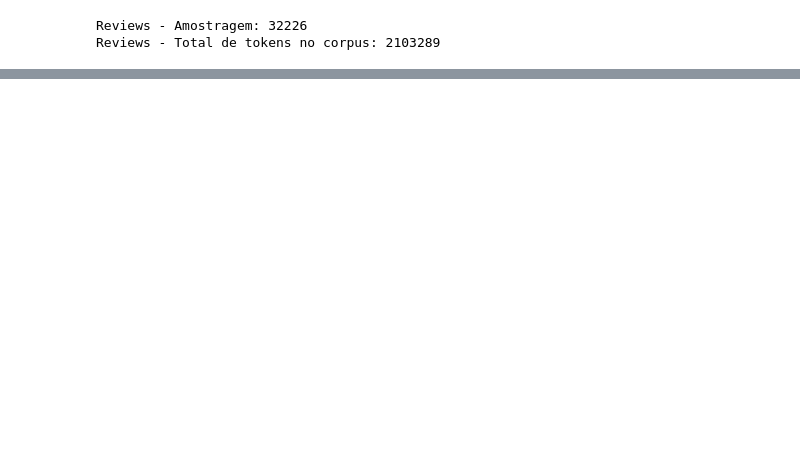
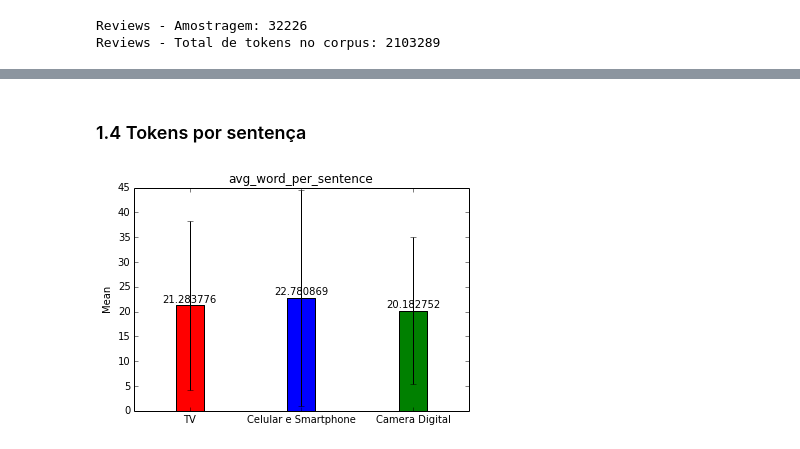
Before and after one commit to heukirne/pyreviews, a Jupyter notebook: experiments/analise_descritiva.ipynb, the cells around one changed output, grey strips where cells are left out. Saved outputs shown, nothing was run; the diff lists cells and outputs as text; code cells hidden in the pictures; blank space fills up the shorter version.

```diff
--- a/experiments/analise_descritiva.ipynb
+++ b/experiments/analise_descritiva.ipynb
@@ -25,0 +52,6 @@ pf.comparaMedias(reviews_features,'word_count')
+# %% [markdown]
+### 1.4 Tokens por sentença
+# %%
+pf.comparaMedias(reviews_features,'avg_word_per_sentence',['TV','Celular e Smartphone','Camera Digital'])
+# %% [output]
+[figure, added]
```
Also changed, not shown: parts of 20 cells of this notebook, 1 other file.
